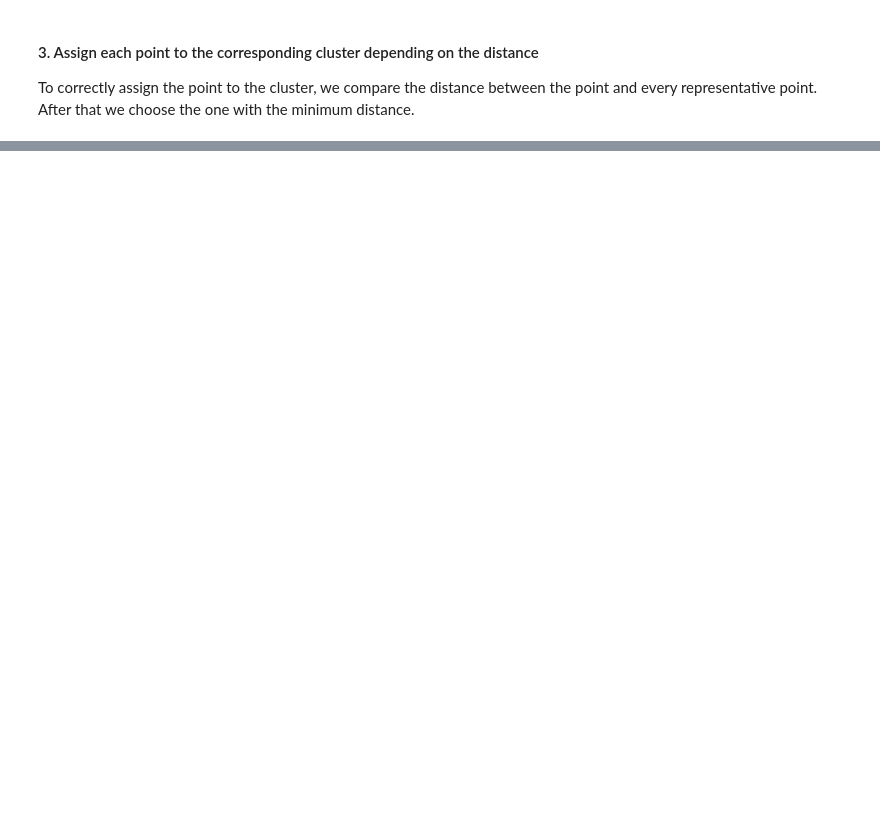
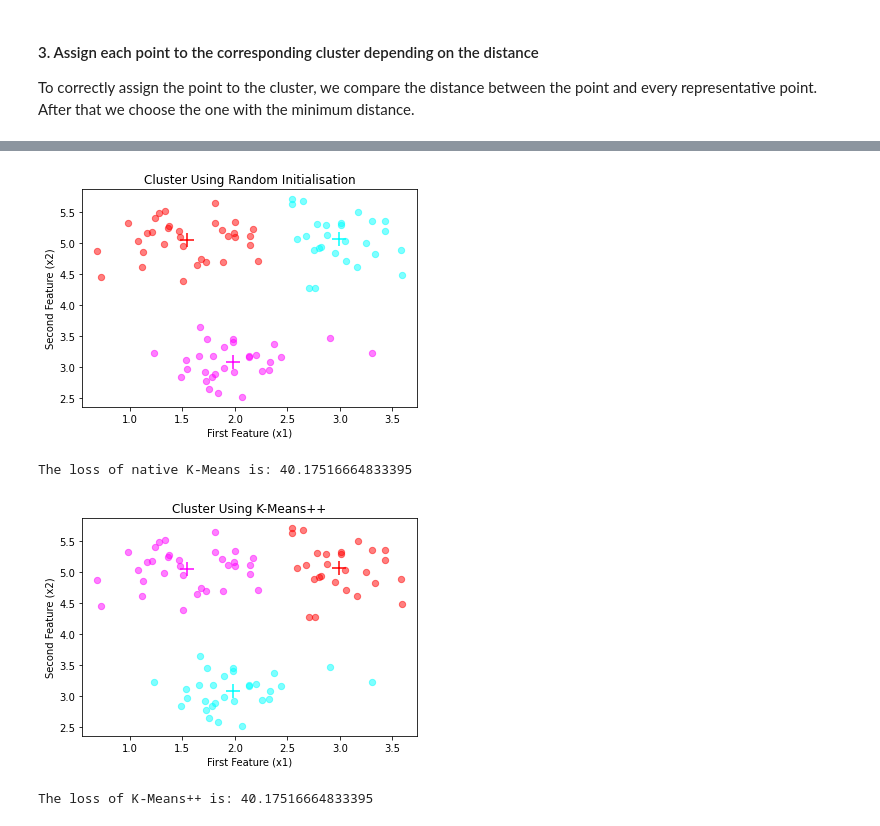
Before and after one commit to techx-cv/Machine_Learning_Tutorial_Clustering, a Jupyter notebook: NoteBook/Clustering.ipynb, the cells around one changed output, grey strips where cells are left out. Cells and saved outputs as stored; diff of their text form; code cells hidden in the pictures; blank space fills up the shorter version.

```diff
--- a/NoteBook/Clustering.ipynb
+++ b/NoteBook/Clustering.ipynb
@@ -260,0 +552,30 @@ $|C_i|$ means the number of points in the cluster $C_i$.
+# %%
+import sklearn.cluster as cluster
+
+dataset=readCSV()
+
+# Result of random initialisation from sklearn
+# For more information, please check: https://scikit-learn.org/stable/modules/generated/sklearn.cluster.KMeans.html#sklearn.cluster.KMeans.score
+randomModel=cluster.KMeans(n_clusters=3, init="random")
+randomModel.fit(dataset)
+
+randomLoss=calculateLoss(dataset, randomModel.cluster_centers_, randomModel.labels_)
+randomCluster=formCluster(dataset, randomModel.labels_, K=3)
+
+#Result of K-Means++ from sklearn
+plusModel=cluster.KMeans(n_clusters=3, init="k-means++")
+plusModel.fit(dataset)
+
+plusLoss=calculateLoss(dataset, plusModel.cluster_centers_, plusModel.labels_)
+plusCluster=formCluster(dataset, plusModel.labels_, K=3)
+
+# Compare results
+plotKMeans(randomCluster, randomModel.cluster_centers_, "Cluster Using Random Initialisation")
+print(f"The loss of native K-Means is: {randomLoss}")
+plotKMeans(plusCluster, plusModel.cluster_centers_, "Cluster Using K-Means++")
+print(f"The loss of K-Means++ is: {plusLoss}")
+# %% [output]
+[figure, added]
+The loss of native K-Means is: 40.17516664833395
+[figure, added]
+The loss of K-Means++ is: 40.17516664833395
```
Also changed, not shown: parts of 23 cells of this notebook, 1 other file.
